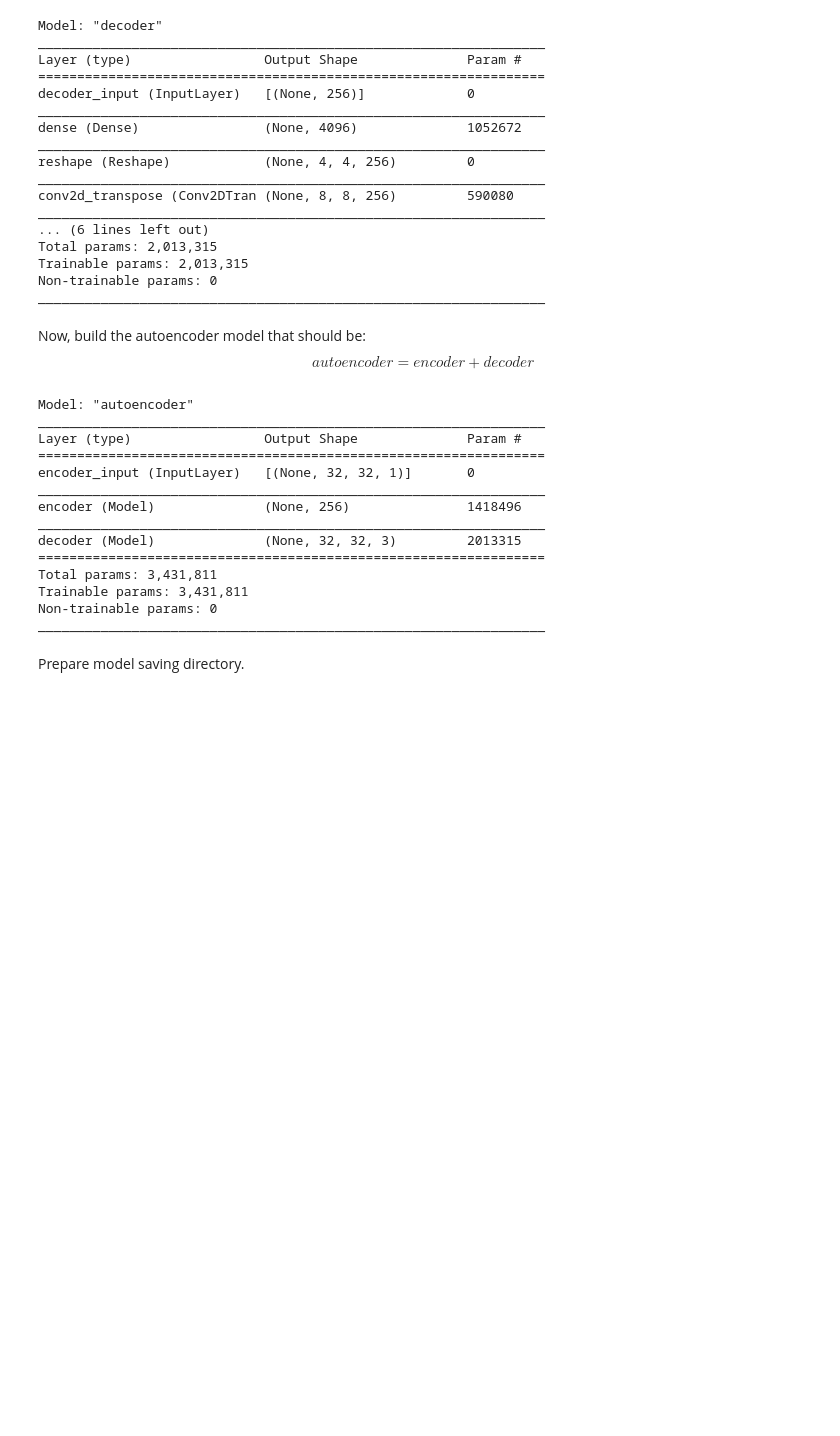
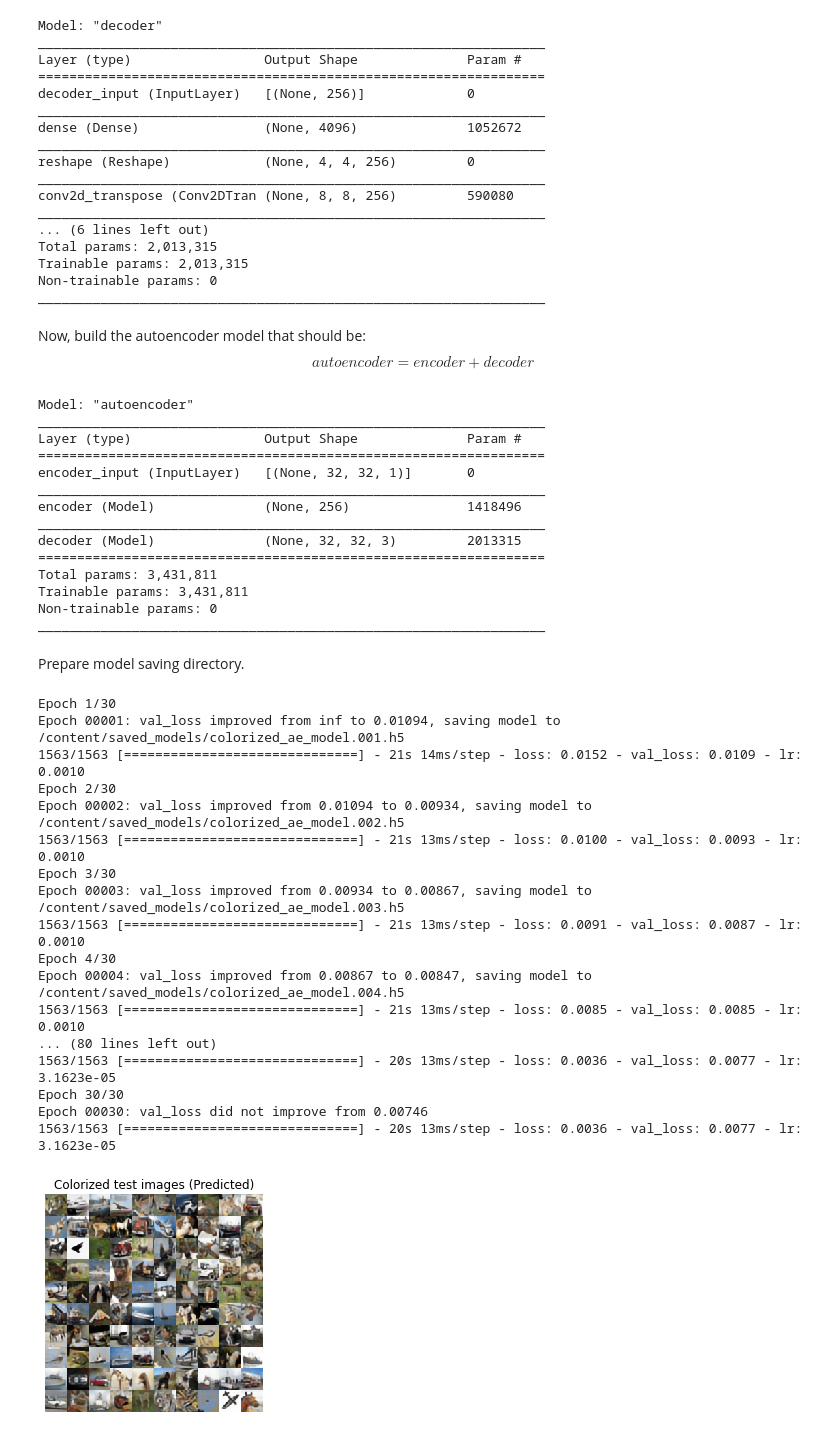
Before and after one commit to rahiakela/advanced-deep-learning-with-tensorflow-2-and-keras, a Jupyter notebook: automatic_image_colorization_using_autoencoder.ipynb, the cells around one changed output. Drawn from its saved outputs; the diff is of its cells as text; code cells hidden in the pictures; blank space fills up the shorter version.

```diff
--- a/automatic_image_colorization_using_autoencoder.ipynb
+++ b/automatic_image_colorization_using_autoencoder.ipynb
@@ -270,0 +274,55 @@ save_dir =
+# %%
+save_dir = os.path.join(os.getcwd(), 'saved_models')
+model_name = 'colorized_ae_model.{epoch:03d}.h5'
+
+if not os.path.isdir(save_dir):
+  os.makedirs(save_dir)
+filepath = os.path.join(save_dir, model_name)
+
+# reduce learning rate by sqrt(0.1) if the loss does not improve in 5 epochs
+lr_reducer = ReduceLROnPlateau(factor=np.sqrt(0.1), cooldown=0, patience=5, verbose=1, min_lr=0.5e-6)
+
+# save weights for future use (e.g. reload parameters w/o training)
+checkpoint = ModelCheckpoint(filepath=filepath, monitor='val_loss', verbose=1, save_best_only=True)
+
+# Mean Square Error (MSE) loss function, Adam optimizer
+autoencoder.compile(loss='mse', optimizer='adam')
+
+# called every epoch
+callbacks = [lr_reducer, checkpoint]
+
+# train the autoencoder
+autoencoder.fit(x_train_gray, x_train, validation_data=(x_test_gray, x_test), epochs=30, batch_size=batch_size, callbacks=callbacks)
+
+# predict the autoencoder output from test data
+x_decoded = autoencoder.predict(x_test_gray)
+
+# display the 1st 100 colorized images
+imgs = x_decoded[:100]
+imgs = imgs.reshape((10, 10, img_rows, img_cols, channels))
+imgs = np.vstack([np.hstack(i) for i in imgs])
+plt.figure()
+plt.axis('off')
+plt.title('Colorized test images (Predicted)')
+plt.imshow(imgs, interpolation='none')
+
+plt.show()
+# %% [output]
+Epoch 1/30
+Epoch 00001: val_loss improved from inf to 0.01094, saving model to /content/saved_models/colorized_ae_model.001.h5
+1563/1563 [==============================] - 21s 14ms/step - loss: 0.0152 - val_loss: 0.0109 - lr: 0.0010
+Epoch 2/30
+Epoch 00002: val_loss improved from 0.01094 to 0.00934, saving model to /content/saved_models/colorized_ae_model.002.h5
+1563/1563 [==============================] - 21s 13ms/step - loss: 0.0100 - val_loss: 0.0093 - lr: 0.0010
+Epoch 3/30
+Epoch 00003: val_loss improved from 0.00934 to 0.00867, saving model to /content/saved_models/colorized_ae_model.003.h5
+1563/1563 [==============================] - 21s 13ms/step - loss: 0.0091 - val_loss: 0.0087 - lr: 0.0010
+Epoch 4/30
+Epoch 00004: val_loss improved from 0.00867 to 0.00847, saving model to /content/saved_models/colorized_ae_model.004.h5
+1563/1563 [==============================] - 21s 13ms/step - loss: 0.0085 - val_loss: 0.0085 - lr: 0.0010
+... (80 lines left out)
+1563/1563 [==============================] - 20s 13ms/step - loss: 0.0036 - val_loss: 0.0077 - lr: 3.1623e-05
+Epoch 30/30
+Epoch 00030: val_loss did not improve from 0.00746
+1563/1563 [==============================] - 20s 13ms/step - loss: 0.0036 - val_loss: 0.0077 - lr: 3.1623e-05
+[figure, added]
```
Also changed, not shown: parts of 5 cells of this notebook.
